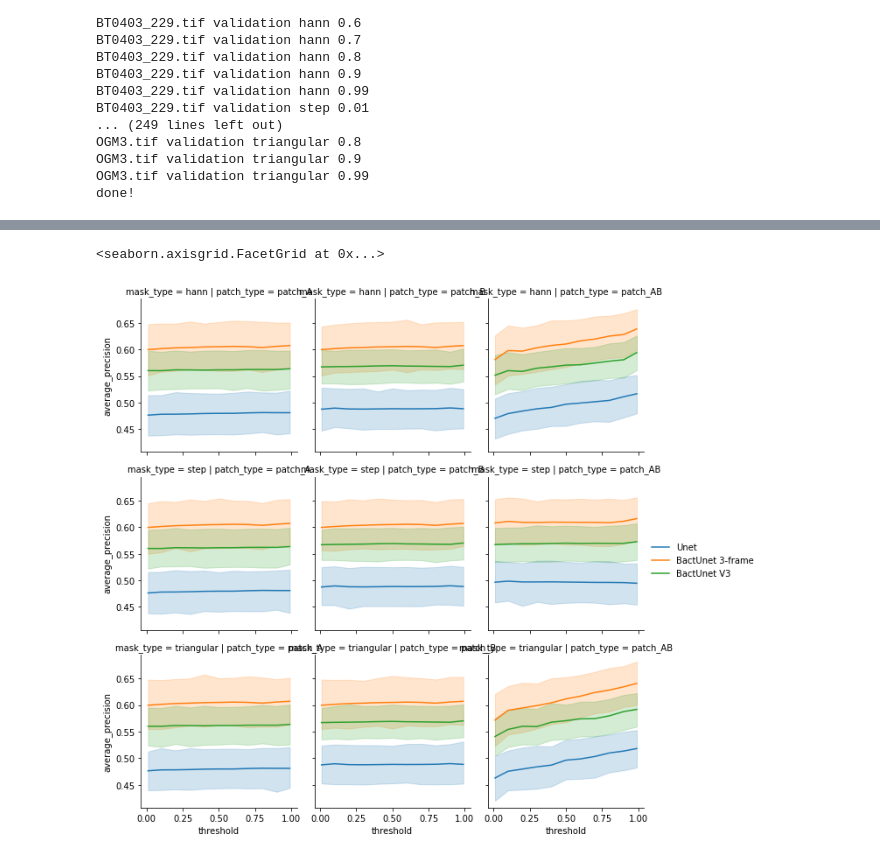
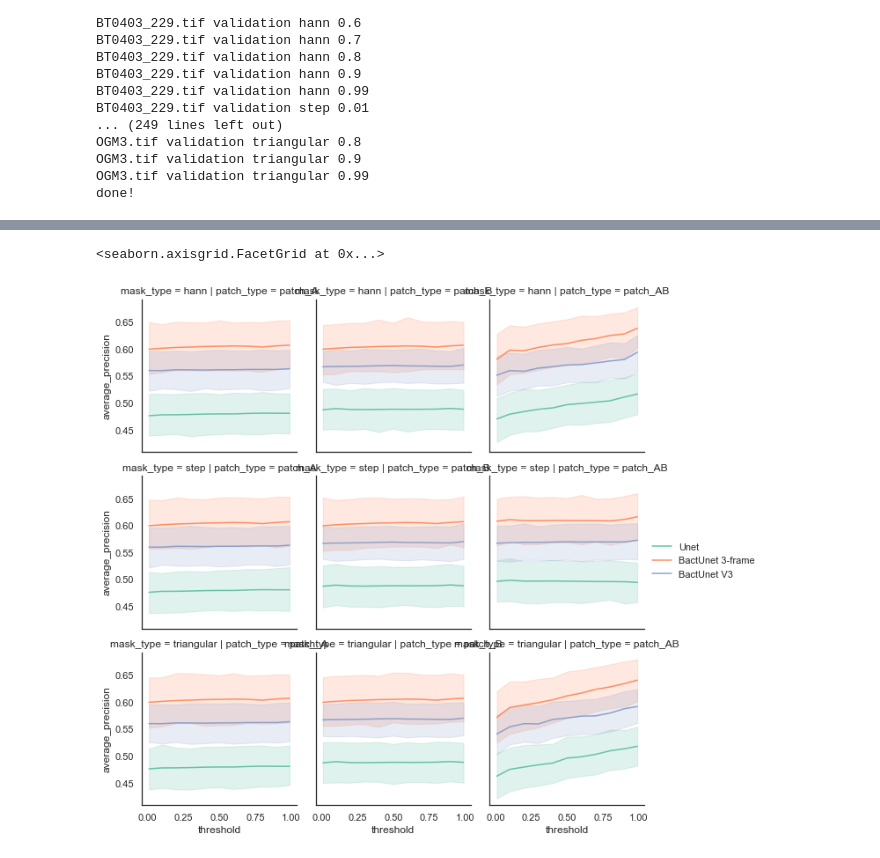
Before and after one commit to Oftatkofta/BactUnet, a Jupyter notebook: network_and_patching_compare_inference_and_count.ipynb, the cells around one changed output, grey strips where cells are left out. Cells and saved outputs as stored; diff of their text form; code cells hidden in the pictures.

```diff
--- a/network_and_patching_compare_inference_and_count.ipynb
+++ b/network_and_patching_compare_inference_and_count.ipynb
@@ -542,6 +521,6 @@ data_df = pd.read_csv('network_and_patching_compare_inference_and_count.csv', in
 # %%
 import seaborn as sns
-
+data_df['n.bact']=data_df['FP']+data_df['TP']
 data_df
 # %% [output]
 |  | file | frame | dataset | network | mask_type | threshold | patch_type | dice_coefficient | IOU | ... |
@@ -569,9 +561,10 @@ g = sns.catplot(data=data_df.loc[(data_df['dataset'] == 'validation')]
 # %%
 g = sns.FacetGrid(data=data_df.loc[(data_df['dataset'] == 'validation')], col='patch_type', row='mask_type')
-g.map(sns.lineplot, 'threshold', 'average_precision', 'network')
+g.map(sns.lineplot, 'threshold', 'average_precision', 'network', palette='Set2'
+     )
 g.add_legend()
 # %% [output]
 <seaborn.axisgrid.FacetGrid at 0x...>
-[figure, old version]
+[figure, new version]
 # %%
 g = sns.FacetGrid(data=data_df.loc[(data_df['dataset'] == 'training')], col='patch_type', row='mask_type')
```
Also changed, not shown: parts of 22 cells of this notebook, 1 other file.
